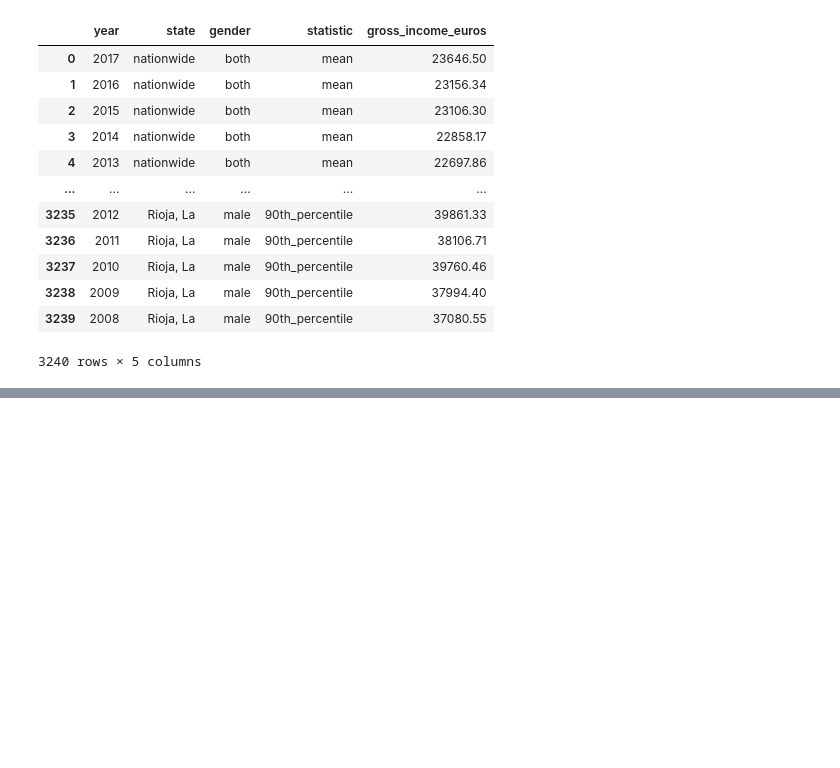
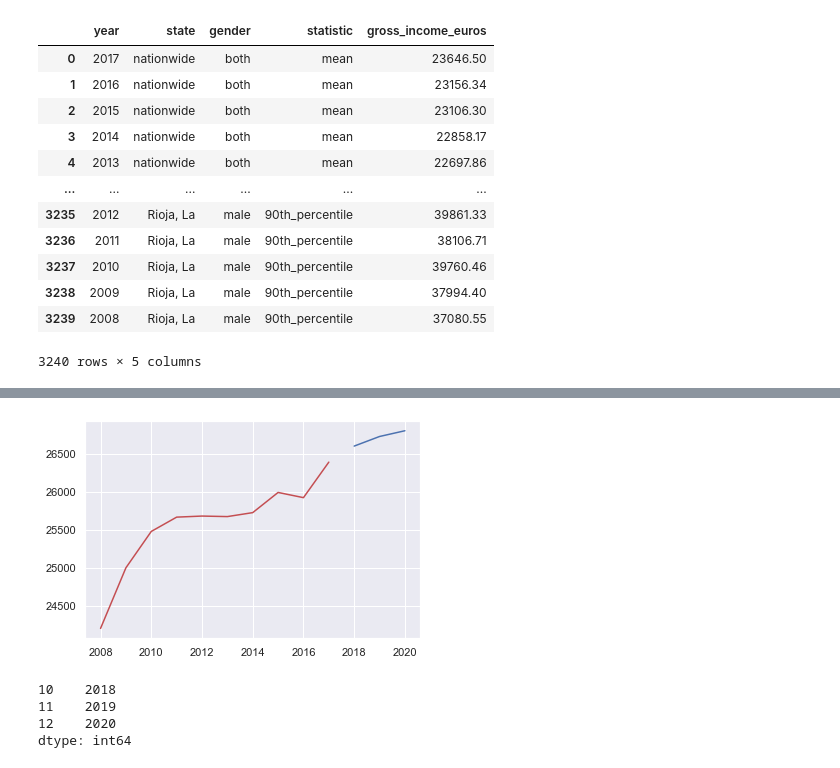
Before and after one commit to JulioPerez-ML/Udacity_first_project, a Jupyter notebook: Project_1_udacity.ipynb, the cells around one changed output, grey strips where cells are left out. Drawn from its saved outputs; the diff is of its cells as text; code cells hidden in the pictures; blank space fills up the shorter version.

```diff
--- a/Project_1_udacity.ipynb
+++ b/Project_1_udacity.ipynb
@@ -359,0 +522,20 @@ data
+# %%
+from statsmodels.tsa.ar_model import AutoReg
+from random import random
+
+data_nationwide_mean_male = data_nationwide_mean[data_nationwide_mean['gender'].isin(['male'])].sort_values(by='year',ascending=True).reset_index(drop=True)
+data_nationwide_mean_female = data_nationwide_mean[data_nationwide_mean['gender'].isin(['female'])] .sort_values(by='year',ascending=True).reset_index(drop=True)
+data_nationwide_mean_both = data_nationwide_mean[data_nationwide_mean['gender'].isin(['both'])] .sort_values(by='year',ascending=True).reset_index(drop=True)
+# %%
+
+model_1 = ARIMA(data_nationwide_mean_male.gross_income_euros,order=(1,1,1))
+model_1_fit = model_1.fit()
+yhat_1 = model_1_fit.predict(len(data_nationwide_mean_male.gross_income_euros), len(data_nationwide_mean_male.gross_income_euros) + 2)
+
+model_2 = ARIMA(data_nationwide_mean_female.gross_income_euros,order=(1,1,1))
+model_2_fit = model_2.fit()
+yhat_2 = model_2_fit.predict(len(data_nationwide_mean_female.gross_income_euros), len(data_nationwide_mean_female.gross_income_euros) + 2)
+
+model_3 = ARIMA(data_nationwide_mean_both.gross_income_euros,order=(1,1,1))
+model_3_fit = model_3.fit()
+yhat_3 = model_3_fit.predict(len(data_nationwide_mean_both.gross_income_euros), len(data_nationwide_mean_both.gross_income_euros) + 2)
@@ -359,0 +569,22 @@ data
+# %%
+year = data_nationwide_mean_male.year
+a=pd.DataFrame({'year':data_nationwide_mean_male.year,'gross_income_euros':data_nationwide_mean_male.gross_income_euros})
+prediction=pd.DataFrame({'year': [2018,2019,2020],
+                        'predictions': yhat_1})
+# %%
+more_years = pd.Series([2018,2019,2020])
+year=year.append(more_years).reset_index(drop=True)
+# %%
+plt.plot(year[0:len(a.gross_income_euros)], a.gross_income_euros, 'r') # plotting t, a separately
+plt.plot(year[10:13], prediction.predictions, 'b') # plotting t, b separately
+# plt.plot(t, c, 'g') # plotting t, c separately
+plt.show()
+# %% [output]
+[figure, added]
+# %%
+year[10:13]
+# %% [output]
+10    2018
+11    2019
+12    2020
+dtype: int64
```
Also changed, not shown: parts of 14 cells of this notebook.
